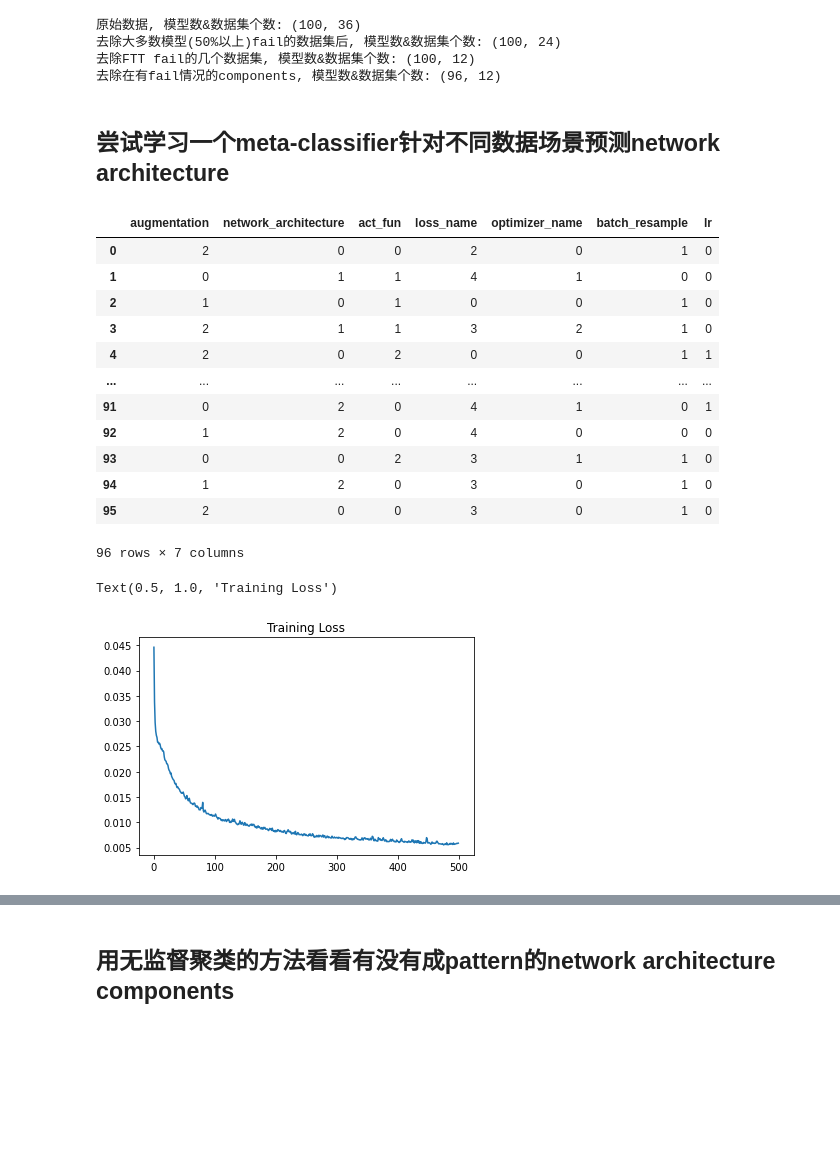
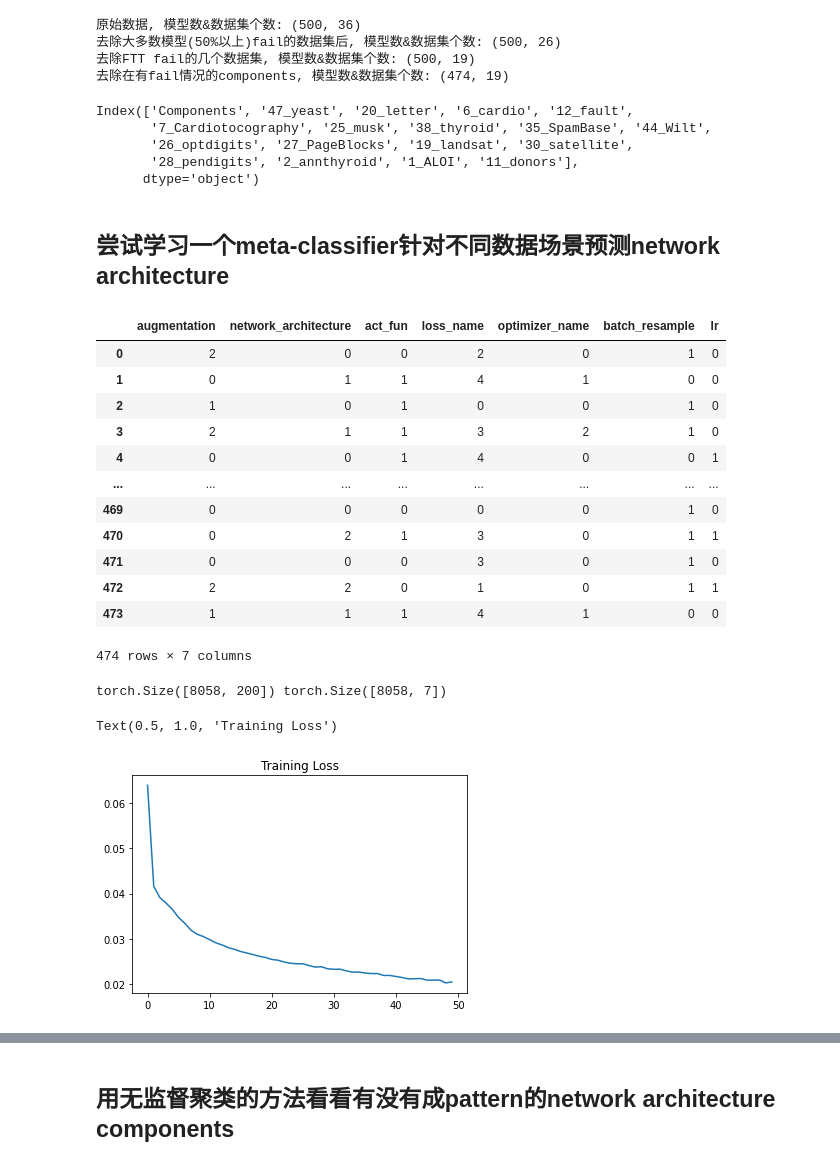
Before and after one commit to Minqi824/ADGym, a Jupyter notebook: result_analysis.ipynb, the cells around one changed output, grey strips where cells are left out. Drawn from its saved outputs; the diff is of its cells as text; code cells hidden in the pictures; blank space fills up the shorter version.

```diff
--- a/result_analysis.ipynb
+++ b/result_analysis.ipynb
@@ -15,11 +15,11 @@ from sklearn.preprocessing import MinMaxScaler, StandardScaler
 from utils import Utils
 utils = Utils()
 # %%
-la = 0.05
+la = 0.10
 metric = 'AUCPR'
-test_dataset = '2_annthyroid'
+test_dataset = '41_Waveform'
 # %%
-result = pd.read_csv('result/result_' + metric + '_' + str(la) + '_small_100.csv')
+result = pd.read_csv('result/result_' + metric + '_' + str(la) + '_small_500.csv')
 result.rename(columns={'Unnamed: 0':'Components'}, inplace=True)
 # %%
 print(f'原始数据, 模型数&数据集个数: {result.shape}')
@@ -48,10 +48,18 @@ result.reset_index(drop=True, inplace=True)
 ground_truth = result[test_dataset].values
 result = result.drop([test_dataset], axis=1)
 # %% [output]
-原始数据, 模型数&数据集个数: (100, 36)
-去除大多数模型(50%以上)fail的数据集后, 模型数&数据集个数: (100, 24)
-去除FTT fail的几个数据集, 模型数&数据集个数: (100, 12)
-去除在有fail情况的components, 模型数&数据集个数: (96, 12)
+原始数据, 模型数&数据集个数: (500, 36)
+去除大多数模型(50%以上)fail的数据集后, 模型数&数据集个数: (500, 26)
+去除FTT fail的几个数据集, 模型数&数据集个数: (500, 19)
+去除在有fail情况的components, 模型数&数据集个数: (474, 19)
+# %%
+result.columns
+# %% [output]
+Index(['Components', '47_yeast', '20_letter', '6_cardio', '12_fault',
+       '7_Cardiotocography', '25_musk', '38_thyroid', '35_SpamBase', '44_Wilt',
+       '26_optdigits', '27_PageBlocks', '19_landsat', '30_satellite',
+       '28_pendigits', '2_annthyroid', '1_ALOI', '11_donors'],
+      dtype='object')
 # %%
 # 只显示不一样的components
 Components_list = [ast.literal_eval(_) for _ in result['Components']]
@@ -86,14 +94,14 @@ components_df_index
 | 1 | 0 | 1 | 1 | 4 | 1 | 0 | 0 |
 | 2 | 1 | 0 | 1 | 0 | 0 | 1 | 0 |
 | 3 | 2 | 1 | 1 | 3 | 2 | 1 | 0 |
-| 4 | 2 | 0 | 2 | 0 | 0 | 1 | 1 |
+| 4 | 0 | 0 | 1 | 4 | 0 | 0 | 1 |
 | ... | ... | ... | ... | ... | ... | ... | ... |
-| 91 | 0 | 2 | 0 | 4 | 1 | 0 | 1 |
-| 92 | 1 | 2 | 0 | 4 | 0 | 0 | 0 |
-| 93 | 0 | 0 | 2 | 3 | 1 | 1 | 0 |
-| 94 | 1 | 2 | 0 | 3 | 0 | 1 | 0 |
-| 95 | 2 | 0 | 0 | 3 | 0 | 1 | 0 |
+| 469 | 0 | 0 | 0 | 0 | 0 | 1 | 0 |
+| 470 | 0 | 2 | 1 | 3 | 0 | 1 | 1 |
+| 471 | 0 | 0 | 0 | 3 | 0 | 1 | 0 |
+| 472 | 2 | 2 | 0 | 1 | 0 | 1 | 1 |
+| 473 | 1 | 1 | 1 | 4 | 1 | 0 | 0 |
-96 rows × 7 columns
+474 rows × 7 columns
 # %%
 # class meta_classifier(nn.Module):
 #     def __init__(self, n_col, n_per_col, embedding_dim=3):
@@ -119,7 +127,7 @@ components_df_index
 #         return embedding, pred
 
 class meta_classifier(nn.Module):
-    def __init__(self, n_col, n_per_col, embedding_dim=5):
+    def __init__(self, n_col, n_per_col, embedding_dim=3):
         super(meta_classifier, self).__init__()
 
         self.embeddings = nn.ModuleList([nn.Embedding(int(n_per_col[i]), embedding_dim) for i in range(n_col)])
@@ -166,6 +174,10 @@ X_meta_features = scaler_meta_features.transform(X_meta_features)
 X_meta_features = torch.from_numpy(X_meta_features).float()
 X_components = torch.from_numpy(np.stack(X_components)).float()
 y = torch.from_numpy(np.array(y)).float()
+# %%
+print(X_meta_features.shape, X_components.shape)
+# %% [output]
+torch.Size([8058, 200]) torch.Size([8058, 7])
 # %%
 # utils.set_seed(42)
 # model = meta_classifier(n_col=X.size(1), n_per_col=[max(X[:, i]).item()+1 for i in range(X.size(1))])
@@ -180,39 +192,39 @@ optimizer = torch.optim.Adam(model.parameters(), lr=1e-3)
 train_loader = DataLoader(TensorDataset(X_meta_features, X_components, y), batch_size=64, shuffle=True, drop_last=True)
 # %%
 criterion = nn.MSELoss()
-epochs = 200
+epochs = 50
 
 loss_epoch = []
 for i in tqdm(range(epochs)):
     loss_batch = []
     for batch in train_loader:
         # batch_X, batch_y = batch
         batch_X_meta_features, batch_X_components, batch_y = batch
 
         # clear grad
         model.zero_grad()
 
         # loss forward
         _, pred = model(batch_X_meta_features, batch_X_components)
         loss = criterion(pred.squeeze(), batch_y)
 
         # loss backward
         loss.backward()
 
         # update
         optimizer.step()
 
         loss_batch.append(loss.item())
 
     loss_epoch.append(np.mean(loss_batch))
 
     # print(f'Epoch: {i}--Loss: {np.mean(loss_batch)}')
 
 plt.plot(loss_epoch)
 plt.title('Training Loss')
 # %% [output]
 Text(0.5, 1.0, 'Training Loss')
-[figure, old version]
+[figure, new version]
 # %%
 with torch.no_grad():
     embedding, pred = model(X_meta_features, X_components)
```
Also changed, not shown: parts of 7 cells of this notebook, 3 other files.
